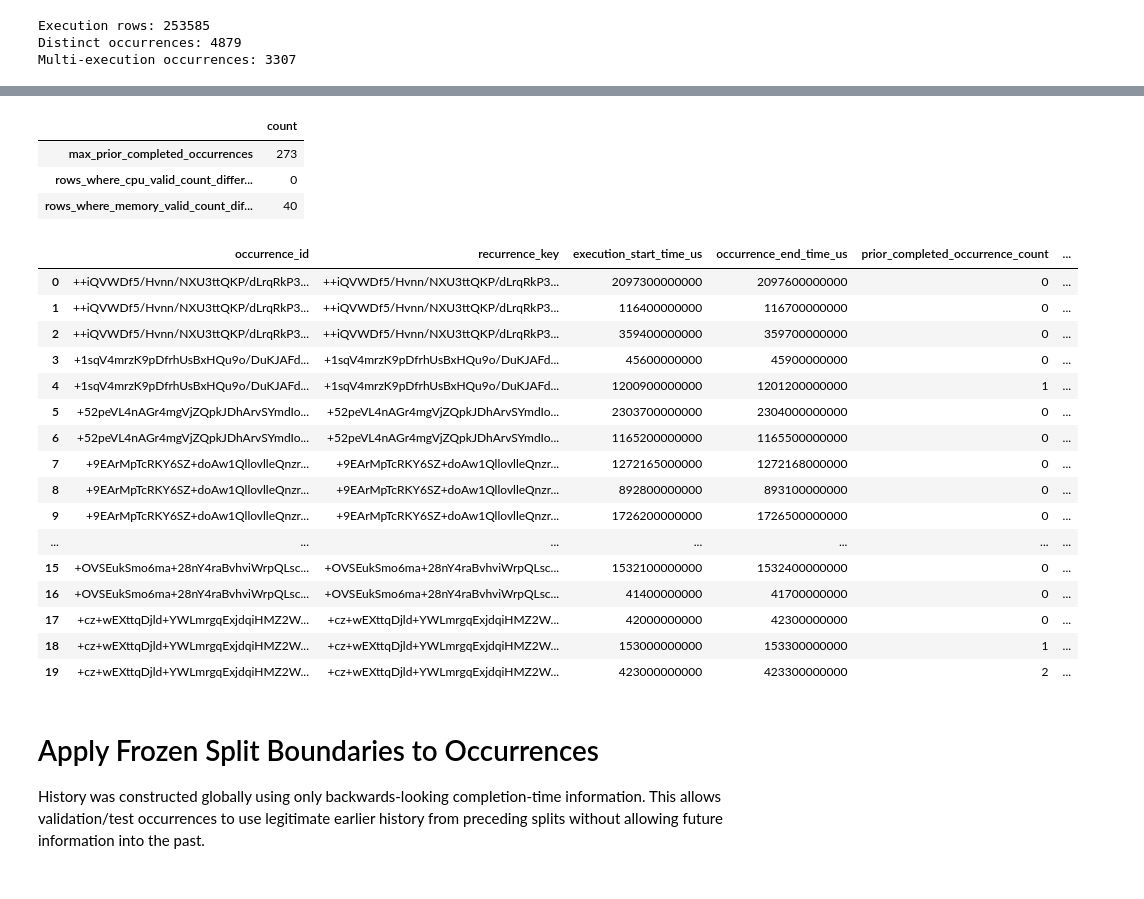
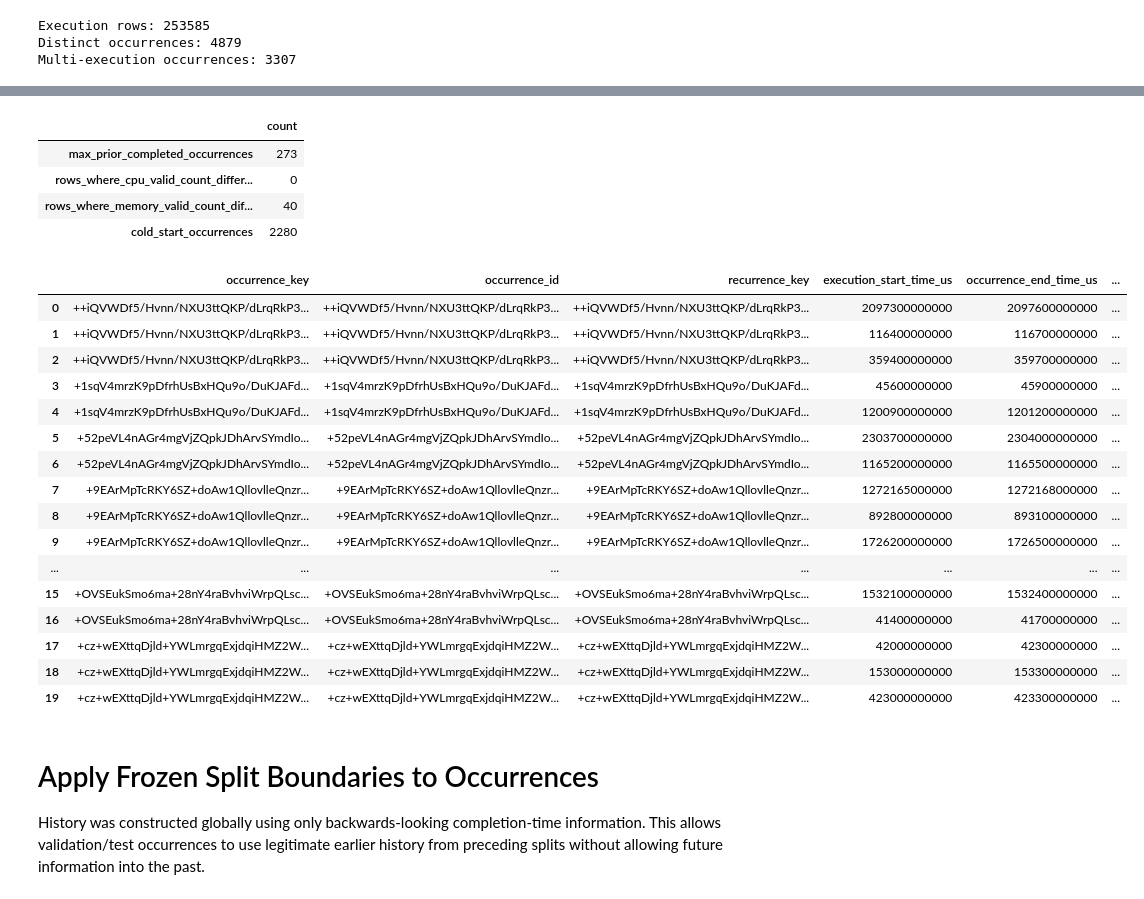
Before and after one commit to sonalilonkar1/masters-project, a Jupyter notebook: pipelines/google_subset/04_splitAndBaselines.ipynb, the cells around one changed output, grey strips where cells are left out. Cells and saved outputs as stored; diff of their text form; code cells hidden in the pictures.

Commit message:
Use canonical full-workload occurrence resources in N04

```diff
--- a/pipelines/google_subset/04_splitAndBaselines.ipynb
+++ b/pipelines/google_subset/04_splitAndBaselines.ipynb
@@ -59,7 +58,13 @@ from src.features.split_utils import chronological_split
 DATA_DIR = REPO_ROOT / "data" / "processed" / "google_subset_v1"
 DATA_DIR.mkdir(parents=True, exist_ok=True)
 
+# Notebook 03 execution-level handoff.
 PROFILE_FEATURES_PATH = DATA_DIR / "job_metrics_v0.parquet"
+
+# Notebook 03 authoritative occurrence-level handoff.
+OCCURRENCE_PROFILE_PATH = (
+    DATA_DIR / "job_profiles_google_subset_history_v1.parquet"
+)
 
 # Compatibility execution-row artifacts (same filenames used by earlier N04 versions).
 TRAIN_FEATURES_PATH = DATA_DIR / "train_features.parquet"
@@ -77,7 +82,8 @@ METADATA_PATH = DATA_DIR / "metadata.json"
 MIN_RUNS_CANDIDATES = [1, 3, 5, 10]
 
 print("Data directory:", DATA_DIR)
-print("Notebook 03 input:", PROFILE_FEATURES_PATH)
+print("Notebook 03 execution input:", PROFILE_FEATURES_PATH)
+print("Notebook 03 occurrence input:", OCCURRENCE_PROFILE_PATH)
 print("Candidate min_runs values:", MIN_RUNS_CANDIDATES)
 # %% [output]
 Data directory: /Users/sonalilonkar/Desktop/TraceAdvisor/masters-project/data/processed/google_subset_v1
@@ -628,6 +979,29 @@ assert (
     all_occurrences["occ_hist_runtime_count"]
     <= all_occurrences["prior_completed_occurrence_count"]
 ).all()
+
+# CPU occurrence peaks are complete in the reviewed N03 artifact, so the CPU
+# valid-history count should match the completed-occurrence count exactly.
+assert (
+    all_occurrences["occ_hist_peak_cpu_count"]
+    == all_occurrences["prior_completed_occurrence_count"]
+).all()
+
+cold_start = all_occurrences["prior_completed_occurrence_count"] == 0
+assert (all_occurrences.loc[cold_start, "occ_hist_peak_cpu_count"] == 0).all()
+assert (all_occurrences.loc[cold_start, "occ_hist_peak_memory_count"] == 0).all()
+
+for column in [
+    "occ_hist_peak_cpu_mean",
+    "occ_hist_peak_cpu_p90",
+    "occ_hist_peak_cpu_p95",
+    "occ_hist_peak_cpu_p99",
+    "occ_hist_peak_memory_mean",
+    "occ_hist_peak_memory_p90",
+    "occ_hist_peak_memory_p95",
+    "occ_hist_peak_memory_p99",
+]:
+    assert all_occurrences.loc[cold_start, column].isna().all()
 
 history_audit = pd.Series(
     {
@@ -643,50 +1017,53 @@ history_audit = pd.Series(
         "rows_where_memory_valid_count_differs_from_completed_count": int(
             (
                 all_occurrences["occ_hist_peak_memory_count"]
                 != all_occurrences["prior_completed_occurrence_count"]
             ).sum()
         ),
+        "cold_start_occurrences": int(cold_start.sum()),
     },
     name="count",
 )
 
 display(history_audit.to_frame())
 
 display(
     all_occurrences[
         [
+            "occurrence_key",
             "occurrence_id",
             "recurrence_key",
             "execution_start_time_us",
             "occurrence_end_time_us",
             "prior_completed_occurrence_count",
             "occ_hist_peak_cpu_count",
             "occ_hist_peak_memory_count",
         ]
     ].head(20)
 )
 # %% [output]
 |  | count |
 | max_prior_completed_occurrences | 273 |
 | rows_where_cpu_valid_count_differ... | 0 |
 | rows_where_memory_valid_count_dif... | 40 |
+| cold_start_occurrences | 2280 |
-|  | occurrence_id | recurrence_key | execution_start_time_us | occurrence_end_time_us | prior_completed_occurrence_count | ... |
-| 0 | ++iQVWDf5/Hvnn/NXU3ttQKP/dLrqRkP3... | ++iQVWDf5/Hvnn/NXU3ttQKP/dLrqRkP3... | 2097300000000 | 2097600000000 | 0 | ... |
-| 1 | ++iQVWDf5/Hvnn/NXU3ttQKP/dLrqRkP3... | ++iQVWDf5/Hvnn/NXU3ttQKP/dLrqRkP3... | 116400000000 | 116700000000 | 0 | ... |
-| 2 | ++iQVWDf5/Hvnn/NXU3ttQKP/dLrqRkP3... | ++iQVWDf5/Hvnn/NXU3ttQKP/dLrqRkP3... | 359400000000 | 359700000000 | 0 | ... |
-| 3 | +1sqV4mrzK9pDfrhUsBxHQu9o/DuKJAFd... | +1sqV4mrzK9pDfrhUsBxHQu9o/DuKJAFd... | 45600000000 | 45900000000 | 0 | ... |
-| 4 | +1sqV4mrzK9pDfrhUsBxHQu9o/DuKJAFd... | +1sqV4mrzK9pDfrhUsBxHQu9o/DuKJAFd... | 1200900000000 | 1201200000000 | 1 | ... |
-| 5 | +52peVL4nAGr4mgVjZQpkJDhArvSYmdIo... | +52peVL4nAGr4mgVjZQpkJDhArvSYmdIo... | 2303700000000 | 2304000000000 | 0 | ... |
-| 6 | +52peVL4nAGr4mgVjZQpkJDhArvSYmdIo... | +52peVL4nAGr4mgVjZQpkJDhArvSYmdIo... | 1165200000000 | 1165500000000 | 0 | ... |
-| 7 | +9EArMpTcRKY6SZ+doAw1QllovlleQnzr... | +9EArMpTcRKY6SZ+doAw1QllovlleQnzr... | 1272165000000 | 1272168000000 | 0 | ... |
-| 8 | +9EArMpTcRKY6SZ+doAw1QllovlleQnzr... | +9EArMpTcRKY6SZ+doAw1QllovlleQnzr... | 892800000000 | 893100000000 | 0 | ... |
-| 9 | +9EArMpTcRKY6SZ+doAw1QllovlleQnzr... | +9EArMpTcRKY6SZ+doAw1QllovlleQnzr... | 1726200000000 | 1726500000000 | 0 | ... |
+|  | occurrence_key | occurrence_id | recurrence_key | execution_start_time_us | occurrence_end_time_us | ... |
+| 0 | ++iQVWDf5/Hvnn/NXU3ttQKP/dLrqRkP3... | ++iQVWDf5/Hvnn/NXU3ttQKP/dLrqRkP3... | ++iQVWDf5/Hvnn/NXU3ttQKP/dLrqRkP3... | 2097300000000 | 2097600000000 | ... |
+| 1 | ++iQVWDf5/Hvnn/NXU3ttQKP/dLrqRkP3... | ++iQVWDf5/Hvnn/NXU3ttQKP/dLrqRkP3... | ++iQVWDf5/Hvnn/NXU3ttQKP/dLrqRkP3... | 116400000000 | 116700000000 | ... |
+| 2 | ++iQVWDf5/Hvnn/NXU3ttQKP/dLrqRkP3... | ++iQVWDf5/Hvnn/NXU3ttQKP/dLrqRkP3... | ++iQVWDf5/Hvnn/NXU3ttQKP/dLrqRkP3... | 359400000000 | 359700000000 | ... |
+| 3 | +1sqV4mrzK9pDfrhUsBxHQu9o/DuKJAFd... | +1sqV4mrzK9pDfrhUsBxHQu9o/DuKJAFd... | +1sqV4mrzK9pDfrhUsBxHQu9o/DuKJAFd... | 45600000000 | 45900000000 | ... |
+| 4 | +1sqV4mrzK9pDfrhUsBxHQu9o/DuKJAFd... | +1sqV4mrzK9pDfrhUsBxHQu9o/DuKJAFd... | +1sqV4mrzK9pDfrhUsBxHQu9o/DuKJAFd... | 1200900000000 | 1201200000000 | ... |
+| 5 | +52peVL4nAGr4mgVjZQpkJDhArvSYmdIo... | +52peVL4nAGr4mgVjZQpkJDhArvSYmdIo... | +52peVL4nAGr4mgVjZQpkJDhArvSYmdIo... | 2303700000000 | 2304000000000 | ... |
+| 6 | +52peVL4nAGr4mgVjZQpkJDhArvSYmdIo... | +52peVL4nAGr4mgVjZQpkJDhArvSYmdIo... | +52peVL4nAGr4mgVjZQpkJDhArvSYmdIo... | 1165200000000 | 1165500000000 | ... |
+| 7 | +9EArMpTcRKY6SZ+doAw1QllovlleQnzr... | +9EArMpTcRKY6SZ+doAw1QllovlleQnzr... | +9EArMpTcRKY6SZ+doAw1QllovlleQnzr... | 1272165000000 | 1272168000000 | ... |
+| 8 | +9EArMpTcRKY6SZ+doAw1QllovlleQnzr... | +9EArMpTcRKY6SZ+doAw1QllovlleQnzr... | +9EArMpTcRKY6SZ+doAw1QllovlleQnzr... | 892800000000 | 893100000000 | ... |
+| 9 | +9EArMpTcRKY6SZ+doAw1QllovlleQnzr... | +9EArMpTcRKY6SZ+doAw1QllovlleQnzr... | +9EArMpTcRKY6SZ+doAw1QllovlleQnzr... | 1726200000000 | 1726500000000 | ... |
 | ... | ... | ... | ... | ... | ... | ... |
-| 15 | +OVSEukSmo6ma+28nY4raBvhviWrpQLsc... | +OVSEukSmo6ma+28nY4raBvhviWrpQLsc... | 1532100000000 | 1532400000000 | 0 | ... |
-| 16 | +OVSEukSmo6ma+28nY4raBvhviWrpQLsc... | +OVSEukSmo6ma+28nY4raBvhviWrpQLsc... | 41400000000 | 41700000000 | 0 | ... |
-| 17 | +cz+wEXttqDjld+YWLmrgqExjdqiHMZ2W... | +cz+wEXttqDjld+YWLmrgqExjdqiHMZ2W... | 42000000000 | 42300000000 | 0 | ... |
-| 18 | +cz+wEXttqDjld+YWLmrgqExjdqiHMZ2W... | +cz+wEXttqDjld+YWLmrgqExjdqiHMZ2W... | 153000000000 | 153300000000 | 1 | ... |
-| 19 | +cz+wEXttqDjld+YWLmrgqExjdqiHMZ2W... | +cz+wEXttqDjld+YWLmrgqExjdqiHMZ2W... | 423000000000 | 423300000000 | 2 | ... |
+| 15 | +OVSEukSmo6ma+28nY4raBvhviWrpQLsc... | +OVSEukSmo6ma+28nY4raBvhviWrpQLsc... | +OVSEukSmo6ma+28nY4raBvhviWrpQLsc... | 1532100000000 | 1532400000000 | ... |
+| 16 | +OVSEukSmo6ma+28nY4raBvhviWrpQLsc... | +OVSEukSmo6ma+28nY4raBvhviWrpQLsc... | +OVSEukSmo6ma+28nY4raBvhviWrpQLsc... | 41400000000 | 41700000000 | ... |
+| 17 | +cz+wEXttqDjld+YWLmrgqExjdqiHMZ2W... | +cz+wEXttqDjld+YWLmrgqExjdqiHMZ2W... | +cz+wEXttqDjld+YWLmrgqExjdqiHMZ2W... | 42000000000 | 42300000000 | ... |
+| 18 | +cz+wEXttqDjld+YWLmrgqExjdqiHMZ2W... | +cz+wEXttqDjld+YWLmrgqExjdqiHMZ2W... | +cz+wEXttqDjld+YWLmrgqExjdqiHMZ2W... | 153000000000 | 153300000000 | ... |
+| 19 | +cz+wEXttqDjld+YWLmrgqExjdqiHMZ2W... | +cz+wEXttqDjld+YWLmrgqExjdqiHMZ2W... | +cz+wEXttqDjld+YWLmrgqExjdqiHMZ2W... | 423000000000 | 423300000000 | ... |
 # %% [markdown]
 # Apply Frozen Split Boundaries to Occurrences
 
```
Also changed, not shown: parts of 25 cells of this notebook.
